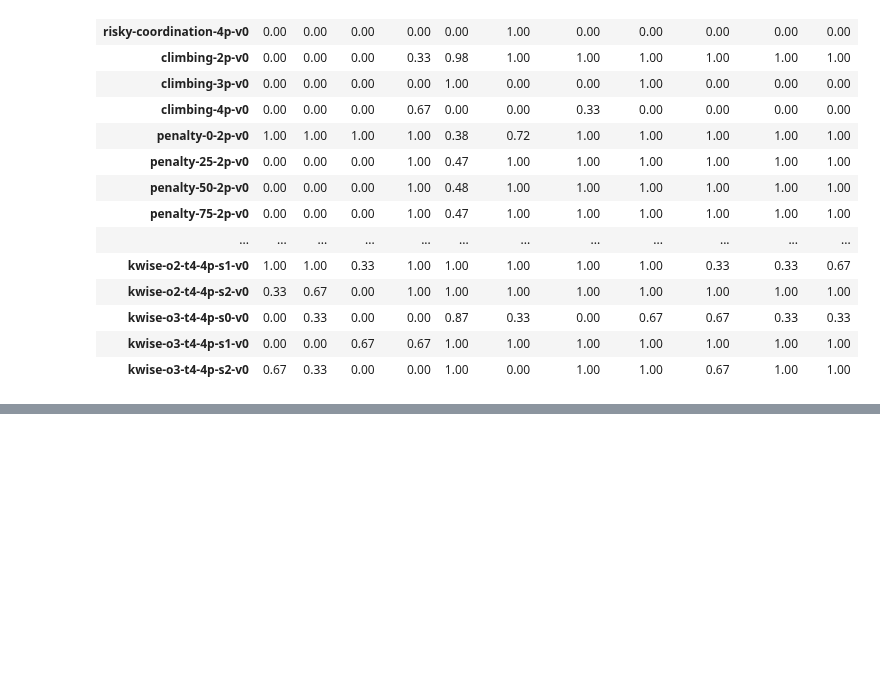
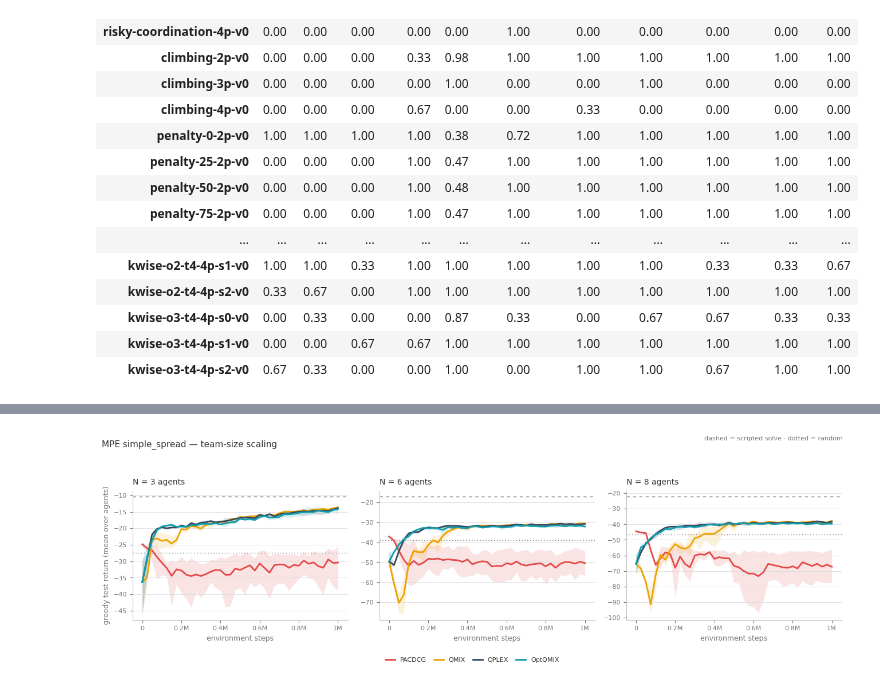
Before and after one commit to ianbryant2/ConVec, a Jupyter notebook: games_sweep.ipynb, the cells around one changed output, grey strips where cells are left out. Cells and saved outputs as stored; diff of their text form; code cells hidden in the pictures; blank space fills up the shorter version.

```diff
--- a/games_sweep.ipynb
+++ b/games_sweep.ipynb
@@ -244,0 +346,34 @@ optimal_rate.round(2)
+# %%
+# one panel per team size; independent y-axes (return magnitude grows with N)
+fig, axes = plt.subplots(1, len(MPE_NS), figsize=(4.4 * len(MPE_NS), 3.9))
+for ax, n in zip(axes, MPE_NS):
+    env_df = mpe_df[mpe_df["n_agents"] == n]
+    ax.axhline(MPE_BASELINES[n]["scripted"], color=MUTED, lw=1, ls=(0, (4, 4)), zorder=1)
+    ax.axhline(MPE_BASELINES[n]["random"], color=MUTED, lw=1, ls=(0, (1, 2.5)), zorder=1)
+    for alg in MPE_ALGS:
+        group = env_df[env_df["alg"] == alg]
+        if group.empty:
+            continue
+        steps, mean, lo, hi = seed_band(group)
+        ax.fill_between(steps, lo, hi, color=COLORS[alg], alpha=0.15, lw=0)
+        ax.plot(steps, mean, color=COLORS[alg], lw=2, label=ALGS[alg])
+    ax.set_title(f"N = {n} agents", loc="left", fontsize=10, color=TEXT, pad=8)
+    ax.set_xlabel("environment steps", fontsize=9, color=MUTED)
+    ax.xaxis.set_major_formatter(plt.FuncFormatter(lambda x, _: f"{x/1e6:g}M" if x else "0"))
+    ax.grid(axis="y", color="#dddddd", lw=0.6)
+    ax.tick_params(colors=MUTED, labelsize=8)
+    for side in ("top", "right"):
+        ax.spines[side].set_visible(False)
+    for side in ("left", "bottom"):
+        ax.spines[side].set_color("#bbbbbb")
+axes[0].set_ylabel("greedy test return (mean over agents)", fontsize=9, color=MUTED)
+# all panels share the same four series, so one figure-level legend instead of three
+handles, labels = axes[0].get_legend_handles_labels()
+fig.legend(handles, labels, loc="lower center", bbox_to_anchor=(0.5, -0.04), ncol=len(MPE_ALGS),
+           frameon=False, fontsize=8, labelcolor=TEXT, handlelength=1.5, columnspacing=1.2)
+fig.suptitle("MPE simple_spread — team-size scaling", x=0.01, ha="left", fontsize=11, color=TEXT)
+fig.text(0.99, 0.98, "dashed = scripted solve · dotted = random", ha="right", fontsize=8, color=MUTED)
+plt.tight_layout(rect=[0, 0.04, 1, 0.93])
+plt.show()
+# %% [output]
+[figure, added]
```
Also changed, not shown: parts of 4 cells of this notebook, 15 other files.
